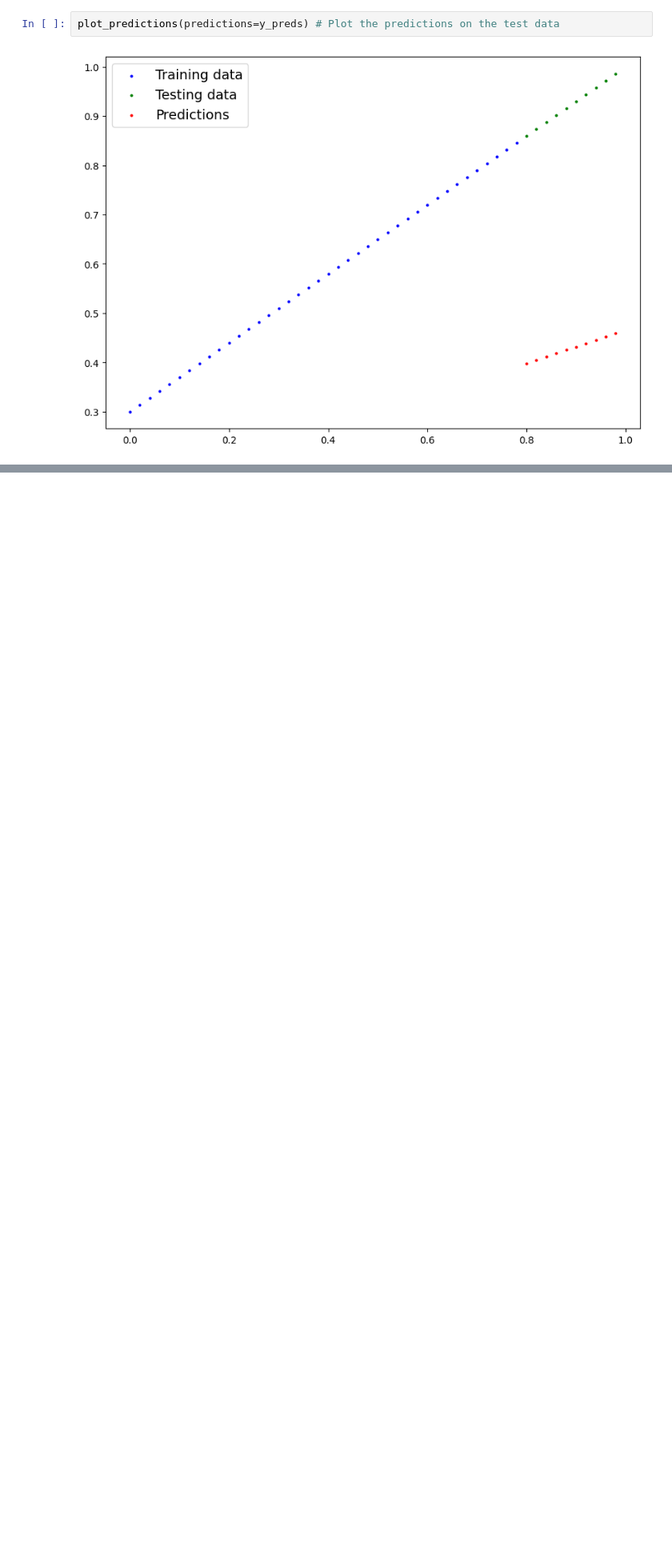
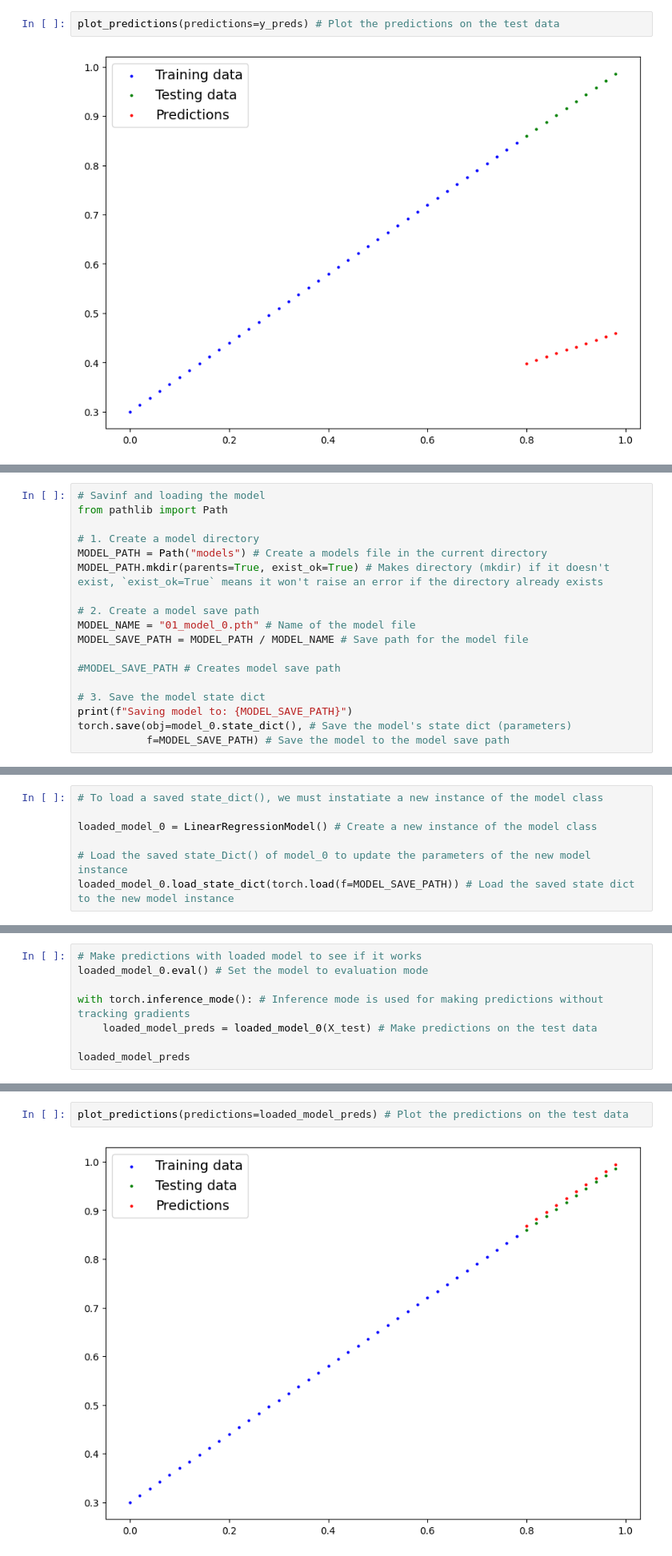
Before and after one commit to ggalindo11/Pytorch_Fundamentals, a Jupyter notebook: 01_pytorch_workflow.ipynb, the cells around one changed output, grey strips where cells are left out. Shown at 80% size. Saved outputs shown, nothing was run; the diff lists cells and outputs as text; blank space fills up the shorter version.

```diff
--- a/01_pytorch_workflow.ipynb
+++ b/01_pytorch_workflow.ipynb
@@ -470,0 +490,18 @@ plot_predictions(predictions=y_preds_new) # Plot the predictions on the test dat
+# %%
+# Savinf and loading the model
+from pathlib import Path
+
+# 1. Create a model directory
+MODEL_PATH = Path("models") # Create a models file in the current directory
+MODEL_PATH.mkdir(parents=True, exist_ok=True) # Makes directory (mkdir) if it doesn't exist, `exist_ok=True` means it won't raise an error if the directory already exists
+
+# 2. Create a model save path
+MODEL_NAME = "01_model_0.pth" # Name of the model file
+MODEL_SAVE_PATH = MODEL_PATH / MODEL_NAME # Save path for the model file
+
+#MODEL_SAVE_PATH # Creates model save path
+
+# 3. Save the model state dict
+print(f"Saving model to: {MODEL_SAVE_PATH}")
+torch.save(obj=model_0.state_dict(), # Save the model's state dict (parameters)
+           f=MODEL_SAVE_PATH) # Save the model to the model save path
@@ -470,0 +524,7 @@ plot_predictions(predictions=y_preds_new) # Plot the predictions on the test dat
+# %%
+# To load a saved state_dict(), we must instatiate a new instance of the model class
+
+loaded_model_0 = LinearRegressionModel() # Create a new instance of the model class
+
+# Load the saved state_Dict() of model_0 to update the parameters of the new model instance
+loaded_model_0.load_state_dict(torch.load(f=MODEL_SAVE_PATH)) # Load the saved state dict to the new model instance
@@ -470,0 +537,8 @@ plot_predictions(predictions=y_preds_new) # Plot the predictions on the test dat
+# %%
+# Make predictions with loaded model to see if it works
+loaded_model_0.eval() # Set the model to evaluation mode
+
+with torch.inference_mode(): # Inference mode is used for making predictions without tracking gradients
+    loaded_model_preds = loaded_model_0(X_test) # Make predictions on the test data
+
+loaded_model_preds
@@ -470,0 +587,4 @@ plot_predictions(predictions=y_preds_new) # Plot the predictions on the test dat
+# %%
+plot_predictions(predictions=loaded_model_preds) # Plot the predictions on the test data
+# %% [output]
+[figure, added]
```
Also changed, not shown: parts of 23 cells of this notebook, 1 other file.
